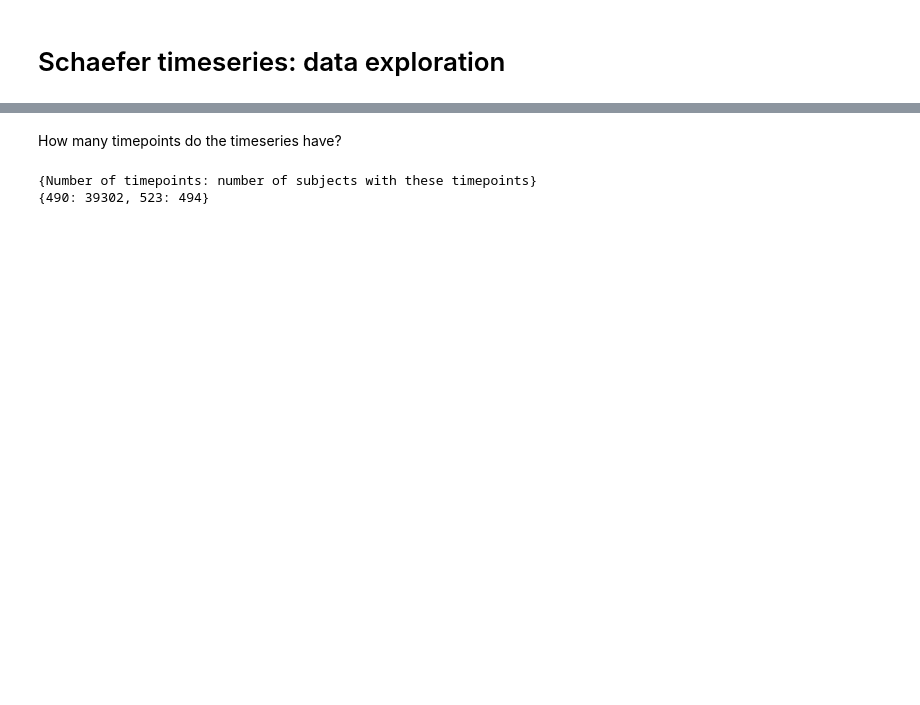
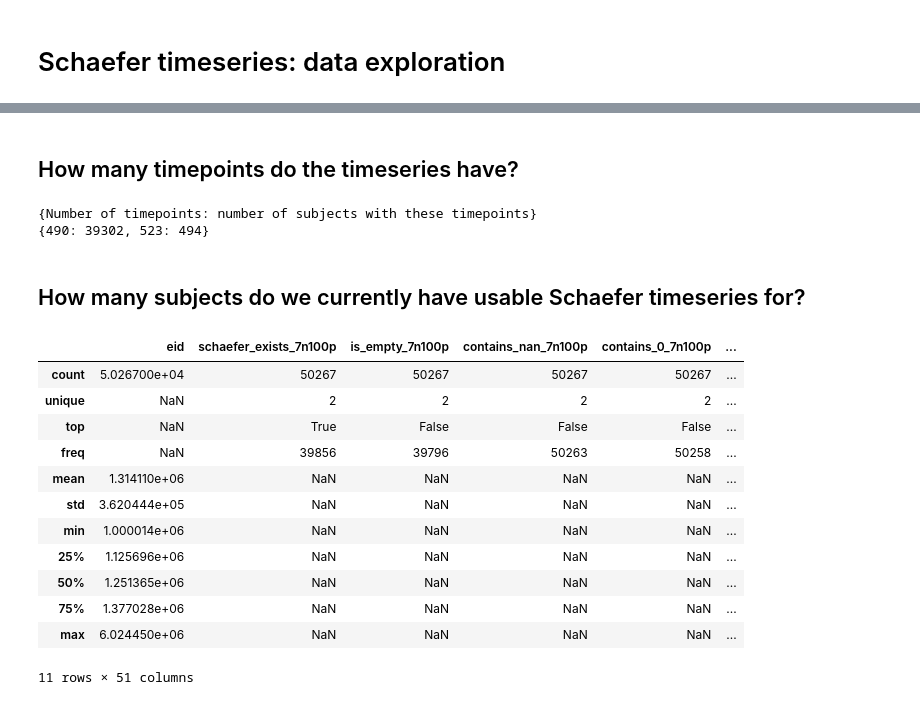
Before and after one commit to laura-riedel/brain_age_1D-CNN, a Jupyter notebook: src/data_specifics.ipynb, the cells around one changed output, grey strips where cells are left out. Cells and saved outputs as stored; diff of their text form; code cells hidden in the pictures; blank space fills up the shorter version.

Commit message:
Add exploration + overview of usable subject files; explore entirely 0 parcellations + which network they belong to

```diff
--- a/src/data_specifics.ipynb
+++ b/src/data_specifics.ipynb
@@ -24,5 +10,11 @@ Number of subjects with usable Schaefer ts files: 39792
+# %%
+# define existing Schaefer variants
+variants = ['7n100p','7n200p','7n500p','7n700p','7n1000p','17n100p','17n200p','17n500p','17n700p','17n1000p']
+# %%
+# initial df with variant 7n100p
+schaefer_exists_df = pd.read_csv(schaefer_data_dir+variants[0]+'/schaefer_exists.csv')
 # %% [markdown]
-How many timepoints do the timeseries have?
+## How many timepoints do the timeseries have?
 # %%
 # limit to available ts
 existing = (schaefer_exists_df['schaefer_exists'] == True)
@@ -49,3 +41,34 @@ print(count_dict)
 # %% [output]
 {Number of timepoints: number of subjects with these timepoints}
 {490: 39302, 523: 494}
+# %% [markdown]
+## How many subjects do we currently have usable Schaefer timeseries for?
+# %%
+# merge all supplementary info df's into one
+for variant in variants[1:]:
+    variant_df = pd.read_csv(schaefer_data_dir+variant+'/schaefer_exists.csv')
+    schaefer_exists_df = schaefer_exists_df.merge(variant_df, how='left', on='eid', suffixes=(None,'_'+variant))
+
+# add first variant name to according columns
+rename_dict = {'schaefer_exists': 'schaefer_exists_7n100p',
+               'is_empty': 'is_empty_7n100p',
+               'contains_nan': 'contains_nan_7n100p',
+               'contains_0': 'contains_0_7n100p',
+               'location_of_0': 'location_of_0_7n100p'}
+schaefer_exists_df.rename(columns=rename_dict, inplace=True)
+# %%
+schaefer_exists_df.describe(include='all')
+# %% [output]
+|  | eid | schaefer_exists_7n100p | is_empty_7n100p | contains_nan_7n100p | contains_0_7n100p | ... |
+| count | 5.026700e+04 | 50267 | 50267 | 50267 | 50267 | ... |
+| unique | NaN | 2 | 2 | 2 | 2 | ... |
+| top | NaN | True | False | False | False | ... |
+| freq | NaN | 39856 | 39796 | 50263 | 50258 | ... |
+| mean | 1.314110e+06 | NaN | NaN | NaN | NaN | ... |
+| std | 3.620444e+05 | NaN | NaN | NaN | NaN | ... |
+| min | 1.000014e+06 | NaN | NaN | NaN | NaN | ... |
+| 25% | 1.125696e+06 | NaN | NaN | NaN | NaN | ... |
+| 50% | 1.251365e+06 | NaN | NaN | NaN | NaN | ... |
+| 75% | 1.377028e+06 | NaN | NaN | NaN | NaN | ... |
+| max | 6.024450e+06 | NaN | NaN | NaN | NaN | ... |
+11 rows × 51 columns
```
Also changed, not shown: parts of 33 cells of this notebook.
